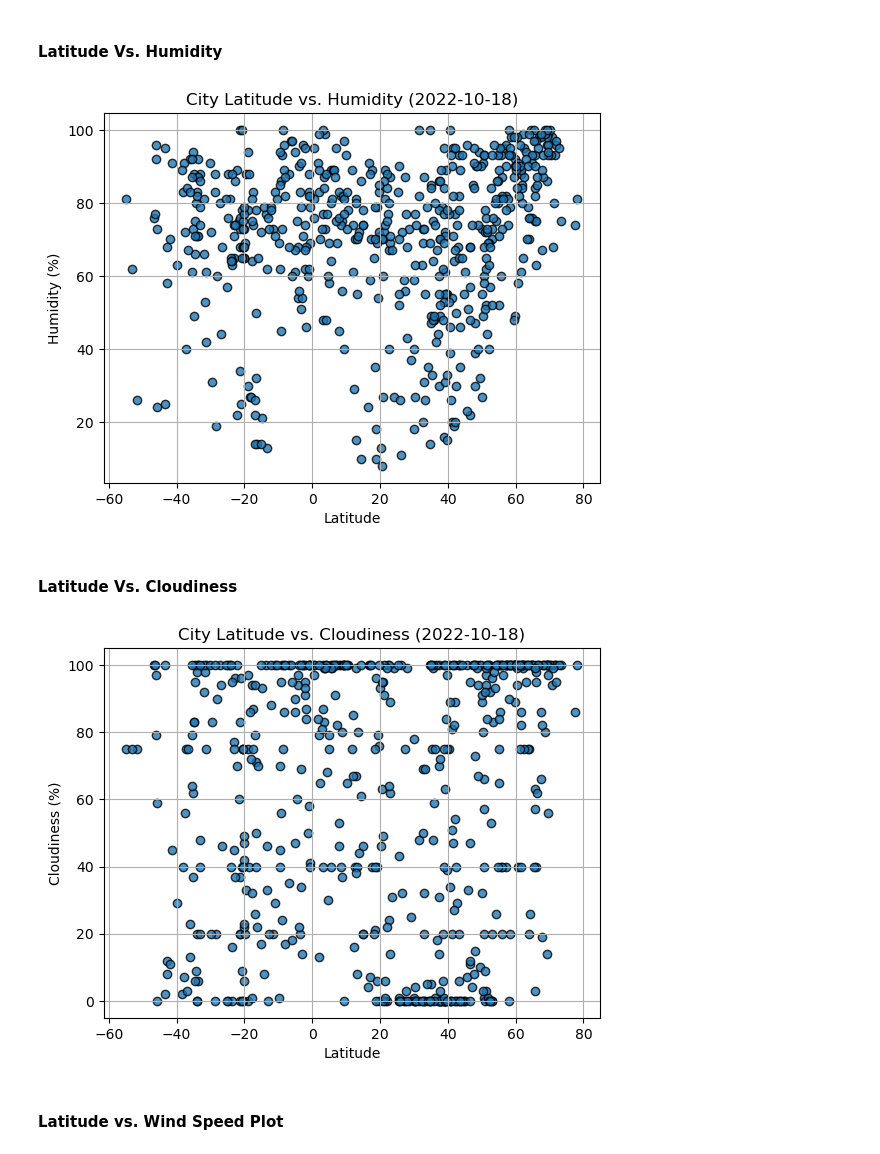
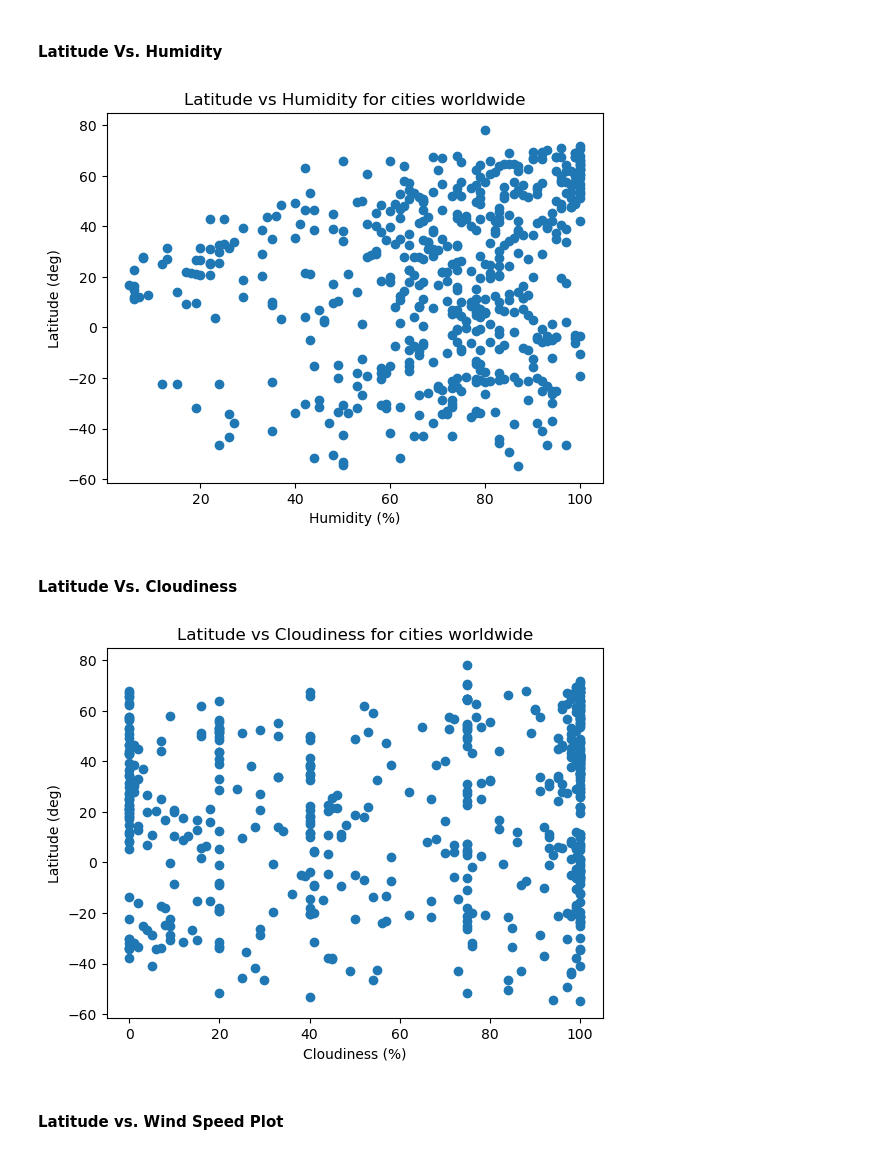
Before and after one commit to Edwardvaughan/python-api-challenge, a Jupyter notebook: WeatherPy.ipynb, the cells around one changed output. Saved outputs shown, nothing was run; the diff lists cells and outputs as text; code cells hidden in the pictures.

```diff
--- a/WeatherPy.ipynb
+++ b/WeatherPy.ipynb
@@ -196,10 +237,13 @@ plt.show()
 #### Latitude Vs. Humidity
 # %%
 # Build the scatter plots for latitude vs. humidity
-# YOUR CODE HERE
+fig, ax = plt.subplots ()
 
 # Incorporate the other graph properties
-# YOUR CODE HERE
+ax.set_xlabel ('Humidity (%)')
+ax.set_ylabel ('Latitude (deg)')
+ax.set_title ('Latitude vs Humidity for cities worldwide')
+ax.scatter (city_data_df ['humidity'], city_data_df ['lat'], marker = 'o')
 
 # Save the figure
 plt.savefig("output_data/Fig2.png")
@@ -207,23 +251,26 @@ plt.savefig("output_data/Fig2.png")
 # Show plot
 plt.show()
 # %% [output]
-[figure, old version]
+[figure, new version]
 # %% [markdown]
 #### Latitude Vs. Cloudiness
 # %%
 # Build the scatter plots for latitude vs. cloudiness
-# YOUR CODE HERE
+fig, ax = plt.subplots ()
 
 # Incorporate the other graph properties
-# YOUR CODE HERE
+ax.set_xlabel ('Cloudiness (%)')
+ax.set_ylabel ('Latitude (deg)')
+ax.set_title ('Latitude vs Cloudiness for cities worldwide')
+ax.scatter (city_data_df ['all'], city_data_df ['lat'], marker = 'o')
 
 # Save the figure
 plt.savefig("output_data/Fig3.png")
 
 # Show plot
 plt.show()
 # %% [output]
-[figure, old version]
+[figure, new version]
 # %% [markdown]
 #### Latitude vs. Wind Speed Plot
 # %%
```
Also changed, not shown: parts of 30 cells of this notebook, 7 other files.
